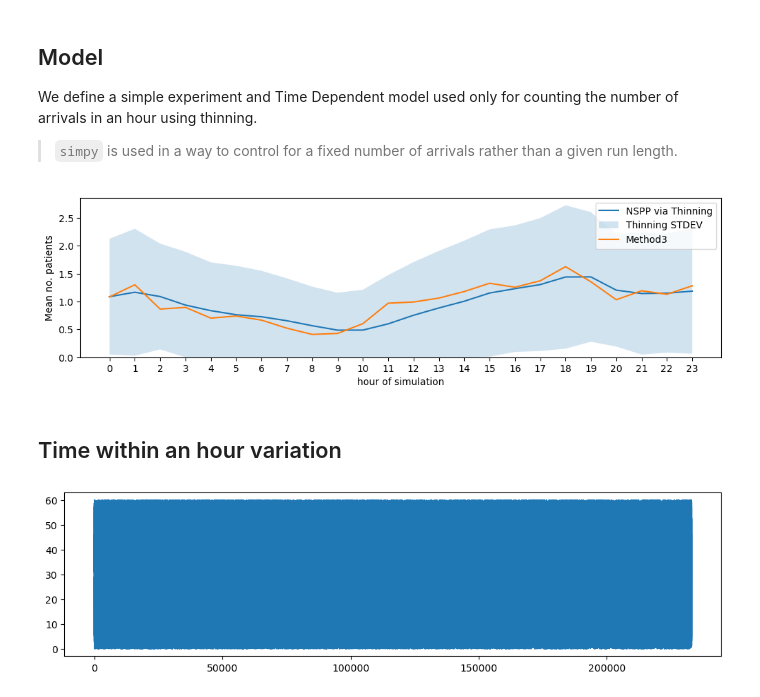
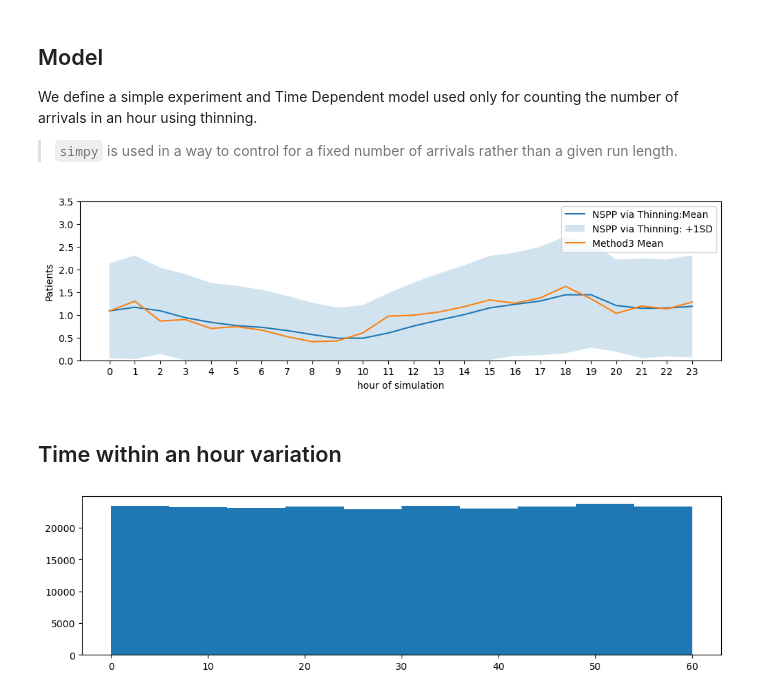
Before and after one commit to TomMonks/ccu_arrivals, a Jupyter notebook: notebooks/02_applied/02_thinning_ccu.ipynb, the cells around one changed output. Drawn from its saved outputs; the diff is of its cells as text; code cells hidden in the pictures.

```diff
--- a/notebooks/02_applied/02_thinning_ccu.ipynb
+++ b/notebooks/02_applied/02_thinning_ccu.ipynb
@@ -183,33 +183,32 @@ hr_results, arrival_times = multiple_replications(experiment, run_length=1440, n
 # %%
 hour_means = hr_results.mean(axis=0)
 hour_sd = hr_results.std(axis=0)
 
 upper = hour_means + hour_sd
 lower = hour_means - hour_sd
 lower[lower < 0] = 0
 
 # visualise
 fig = plt.figure(figsize=(12,3))
 ax = fig.add_subplot()
 
-
 x_values = np.arange(0, ccu_arrival_profile_week.shape[0])
 
 # plot in this case returns a 2D line plot object
-_ = ax.plot(hour_means, label="NSPP via Thinning")
-_ = ax.fill_between(x_values, lower, upper, alpha=0.2, label='Thinning STDEV')
+_ = ax.plot(hour_means, label="NSPP via Thinning:Mean")
+_ = ax.fill_between(x_values, lower, upper, alpha=0.2, label='NSPP via Thinning: +1SD')
 
 # read in mthod 3
 method3 = pd.read_csv("./ccu_method3.csv")
-_ = ax.plot(method3, label="Method3")
+_ = ax.plot(method3, label="Method3 Mean")
 
 _ = ax.legend()
-_ = ax.set_ylim(0, )
-_ = ax.set_ylabel("Mean no. patients")
+_ = ax.set_ylim(0, 3.5)
+_ = ax.set_ylabel("Patients")
 _ = ax.set_xlabel("hour of simulation")
 _ = plt.xticks(np.arange(0, ccu_arrival_profile_week.shape[0]))
 # %% [output]
-[figure, old version]
+[figure, new version]
 # %% [markdown]
 ## Time within an hour variation
 # %%
@@ -218,6 +217,6 @@ _ = plt.xticks(np.arange(0, ccu_arrival_profile_week.shape[0]))
 fig = plt.figure(figsize=(12,3))
 ax = fig.add_subplot()
 
-_ = ax.plot(arrival_times % 60.0)
+_ = ax.hist(arrival_times % 60.0)
 # %% [output]
-[figure, old version]
+[figure, new version]
```
Also changed, not shown: 2 other files.
